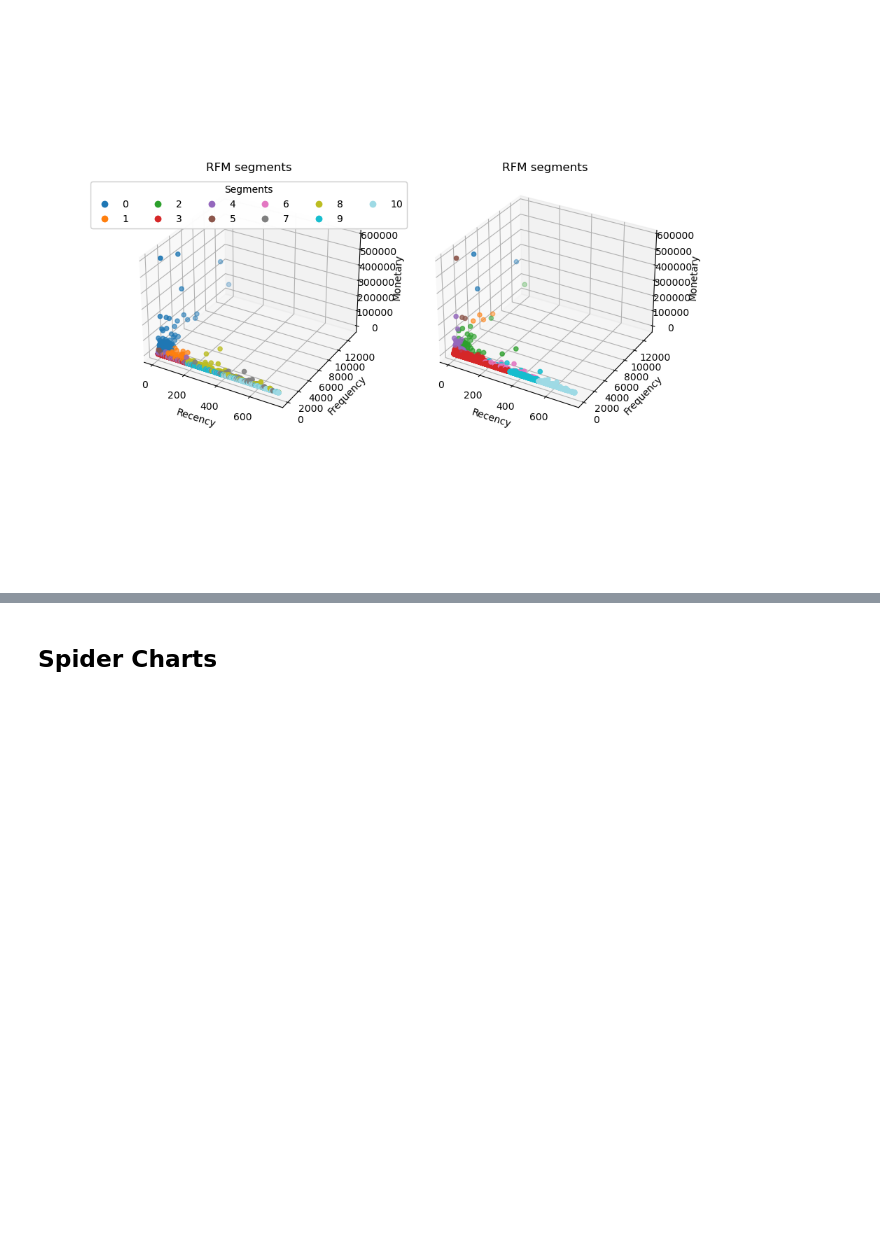
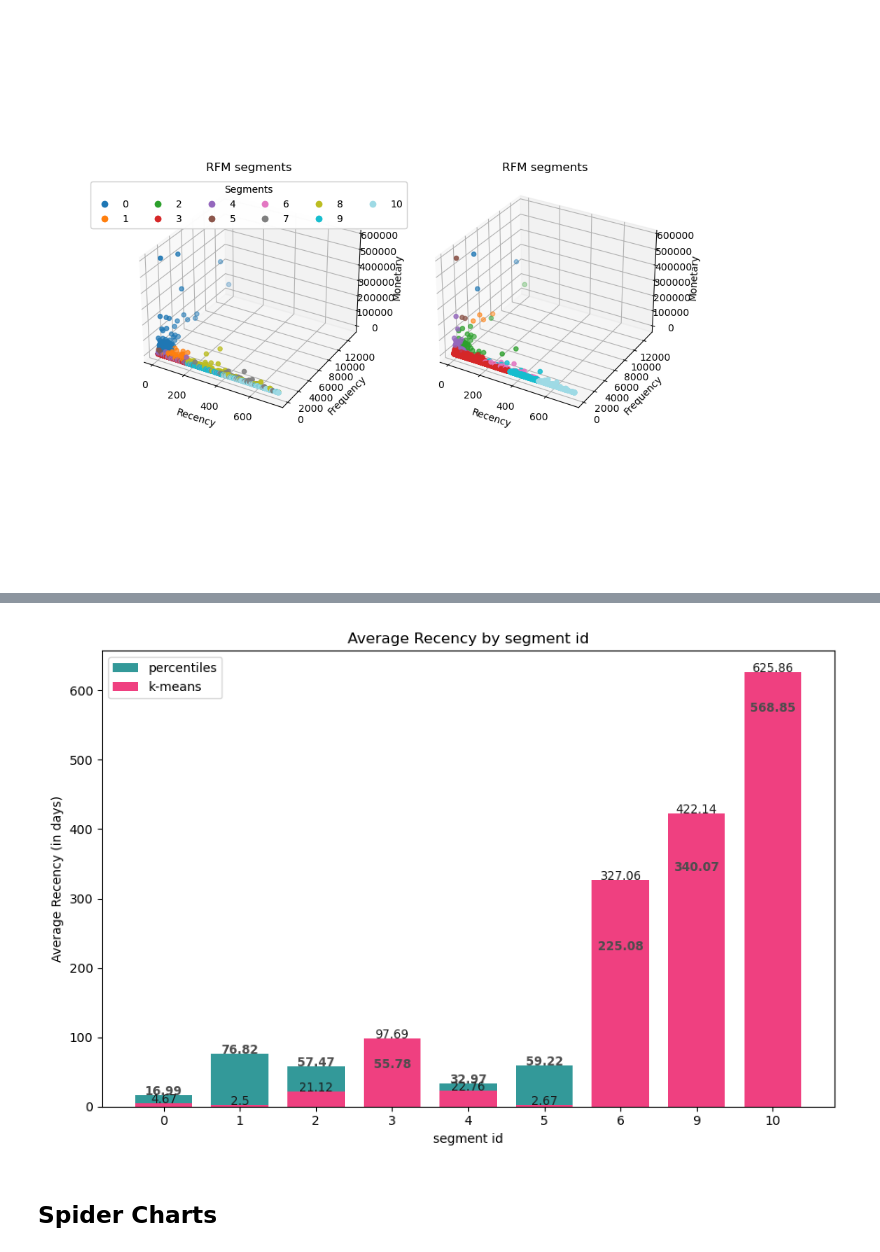
Before and after one commit to ArgyroMp/msc-thesis, a Jupyter notebook: Notebooks/04. comparison_03a_vs_03b.ipynb, the cells around one changed output, grey strips where cells are left out. Saved outputs shown, nothing was run; the diff lists cells and outputs as text; code cells hidden in the pictures; blank space fills up the shorter version.

```diff
--- a/Notebooks/04. comparison_perc vs km.ipynb
+++ b/Notebooks/04. comparison_03a_vs_03b.ipynb
@@ -277,3 +324,54 @@ plt.show()
+# %%
+# 1. Group by 'segment id' and calculate the mean of 'Recency'
+avg_recency_m1 = rfm_sc_perc.groupby('segment id')['Recency'].mean().reset_index()
+avg_recency_m2 = rfm_sc_km.groupby('segment id')['Recency'].mean().reset_index()
+
+# Rename columns for clarity
+avg_recency_m1.columns = ['segment id', 'avg_recency_m1']
+avg_recency_m2.columns = ['segment id', 'avg_recency_m2']
+
+# 2. Merge the results on 'segment id'
+merged_df = pd.merge(avg_recency_m1, avg_recency_m2, on='segment id')
+
+# 3. Plotting
+plt.figure(figsize=(9,6))
+
+# Bar width
+bar_width = 0.75
+
+# Positions of the bars
+index = range(len(merged_df['segment id']))
+
+# Plot the bars for method 1 and method 2 at the same position (overlapping)
+bars_m1 = plt.bar(index, merged_df['avg_recency_m1'], width=bar_width, label='percentiles', alpha=0.8, color='#008080')
+bars_m2 = plt.bar(index, merged_df['avg_recency_m2'], width=bar_width, label='k-means', color='#ef4080')
+
+# Add labels on top of the bars for rfm_sc_perc
+for bar in bars_m1:
+    yval = bar.get_height()
+    plt.text(bar.get_x() + bar.get_width()/2, yval, round(yval, 2), ha='center', va='baseline', color='0.3', fontsize=9.5, fontweight='bold')
+
+# Add labels on top of the bars for rfm_sc_km
+for bar in bars_m2:
+    yval = bar.get_height()
+    plt.text(bar.get_x() + bar.get_width()/2, yval, round(yval, 2), ha='center', va='baseline', color='0.1', fontsize=9.5)
+
+# Labels and title
+plt.xlabel('segment id')
+plt.ylabel('Average Recency (in days)')
+plt.title('Average Recency by segment id')
+
+# Add xticks for segment ids
+plt.xticks(index, merged_df['segment id'])
+
+# Display legend
+plt.legend()
+
+# Show plot
+plt.tight_layout()
+plt.show()
+# %% [output]
+[figure, added]
 # %% [markdown]
 ## Spider Charts
 # %%
```
Also changed, not shown: parts of 19 cells of this notebook.
